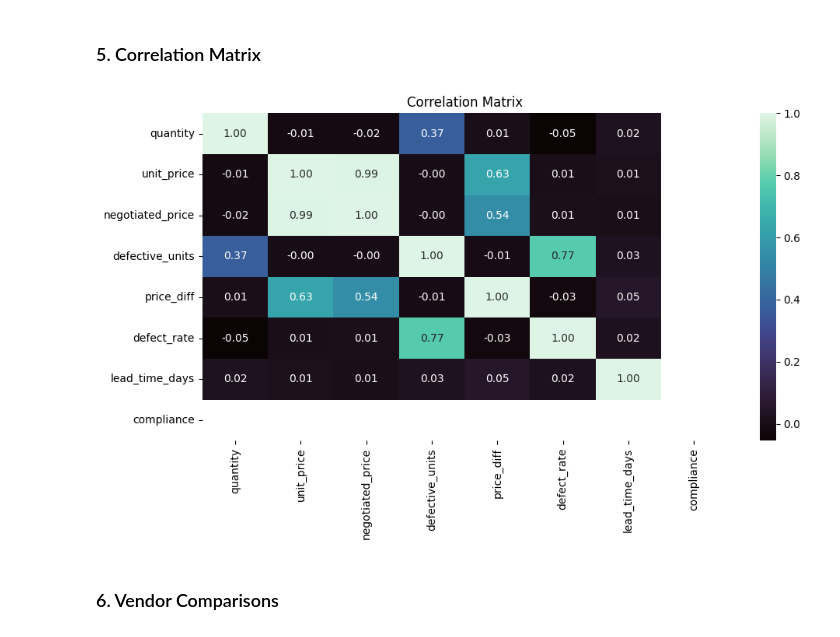
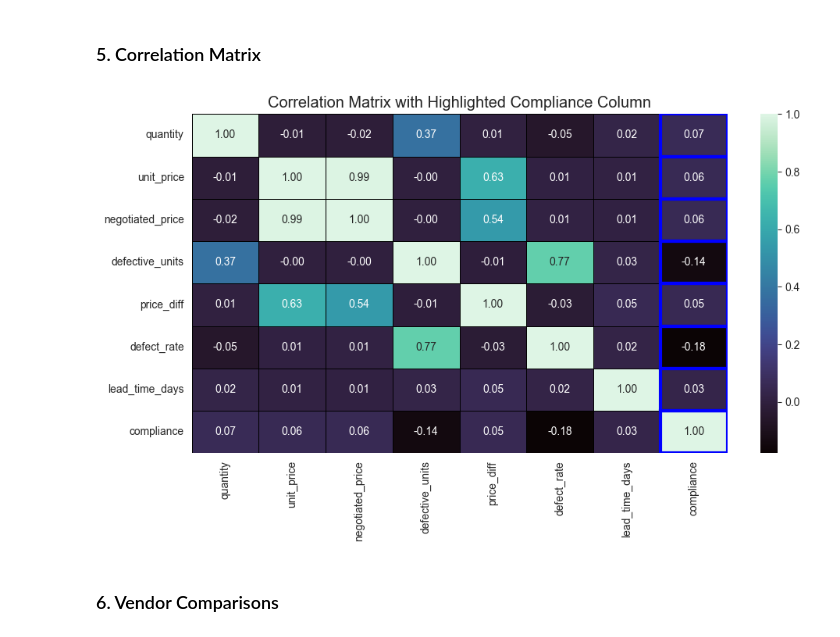
Before and after one commit to Bdowdle4/Dowdle_Analytics_Capstone, a Jupyter notebook: Notebooks/EDA.ipynb, the cells around one changed output. Cells and saved outputs as stored; diff of their text form; code cells hidden in the pictures.

```diff
--- a/Notebooks/EDA.ipynb
+++ b/Notebooks/EDA.ipynb
@@ -58,7 +59,8 @@ df['order_quarter'] = df['order_date'].dt.to_period('Q')
 price_diff_trend = df.groupby('order_quarter')['price_diff'].mean().reset_index()
 price_diff_trend['order_quarter'] = price_diff_trend['order_quarter'].astype(str)
 
-sns.lineplot(data=price_diff_trend, x='order_quarter', y='price_diff')
+sns.set_style("darkgrid", {"axes.facecolor": "#c5c3c3"})
+sns.lineplot(data=price_diff_trend, x='order_quarter', y='price_diff', color='blue')
 plt.title("Average Price Difference by Quarter")
 plt.xlabel("Order Quarter")
 plt.ylabel("Price Difference ($)")
@@ -70,7 +72,7 @@ plt.show()
 defect_trend = df.groupby('order_quarter')['defect_rate'].mean().reset_index()
 defect_trend['order_quarter'] = defect_trend['order_quarter'].astype(str)
 
-sns.lineplot(data=defect_trend, x='order_quarter', y='defect_rate')
+sns.lineplot(data=defect_trend, x='order_quarter', y='defect_rate', color='blue')
 plt.title("Average Defect Rate by Quarter")
 plt.xlabel("Order Quarter")
 plt.ylabel("Defect Rate")
@@ -86,7 +88,9 @@ plt.show()
 numeric_cols = ['quantity', 'unit_price', 'negotiated_price', 'defective_units', 'price_diff', 'defect_rate', 'lead_time_days']
 
 # Histograms
-df[numeric_cols].hist(bins=30, figsize=(12, 8))
+fig = df[numeric_cols].hist(bins=30, figsize=(12, 8), color='green', grid=False)
+fig[0][0].figure.set_facecolor("#c5c3c3")
+sns.set_style({"axes.facecolor": 'white'})
 plt.suptitle("Histograms of Numeric Features")
 plt.tight_layout()
 plt.show()
@@ -110,19 +114,28 @@ for col in categorical_cols:
 # %% [markdown]
 ### 5. Correlation Matrix
 # %%
-# Convert values to integers
 df['compliance'] = df['compliance'].map({'Yes': 1, 'No': 0})
-
-# Correlation of numerical features
 correlation = df[numeric_cols + ['compliance']].corr()
 
 plt.figure(figsize=(10, 6))
-sns.heatmap(correlation, annot=True, cmap='mako', fmt='.2f')
-plt.title("Correlation Matrix")
+ax = sns.heatmap(correlation, annot=True, cmap='mako', fmt='.2f', cbar=True, linewidths=0.5, linecolor='black')
+
+# Get index of compliance column
+comp_idx = correlation.columns.get_loc('compliance')
+
+# Highlight the compliance column cells with a colored rectangle
+for row in range(correlation.shape[0]):
+    # Rectangle parameters: (x, y), width, height
+    rect = patches.Rectangle(
+        (comp_idx, row), 1, 1, fill=False, edgecolor='Blue', linewidth=3
+    )
+    ax.add_patch(rect)
+
+plt.title("Correlation Matrix with Highlighted Compliance Column")
 plt.tight_layout()
 plt.show()
 # %% [output]
-[figure, old version]
+[figure, new version]
 # %% [markdown]
 ### 6. Vendor Comparisons
 # %%
```
Also changed, not shown: parts of 5 cells of this notebook.
